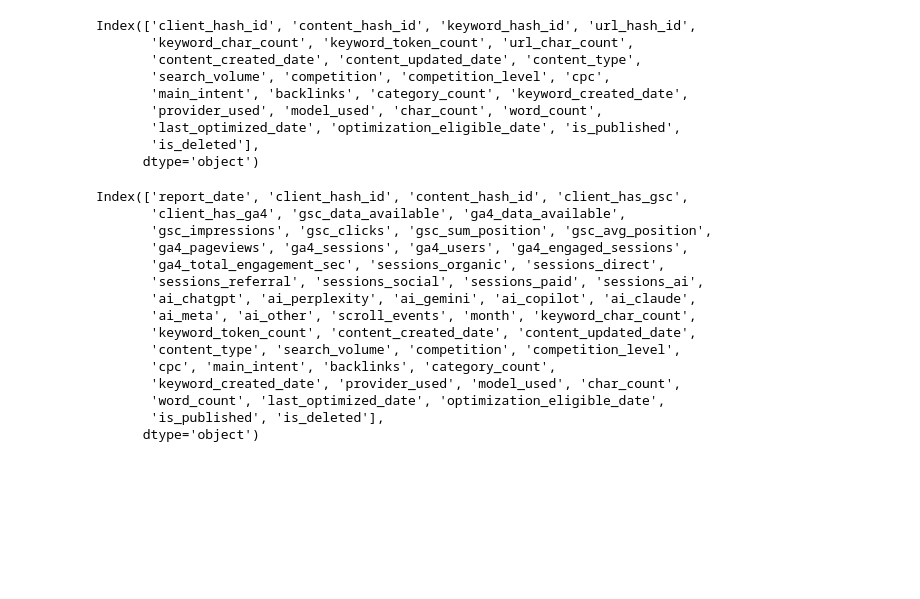
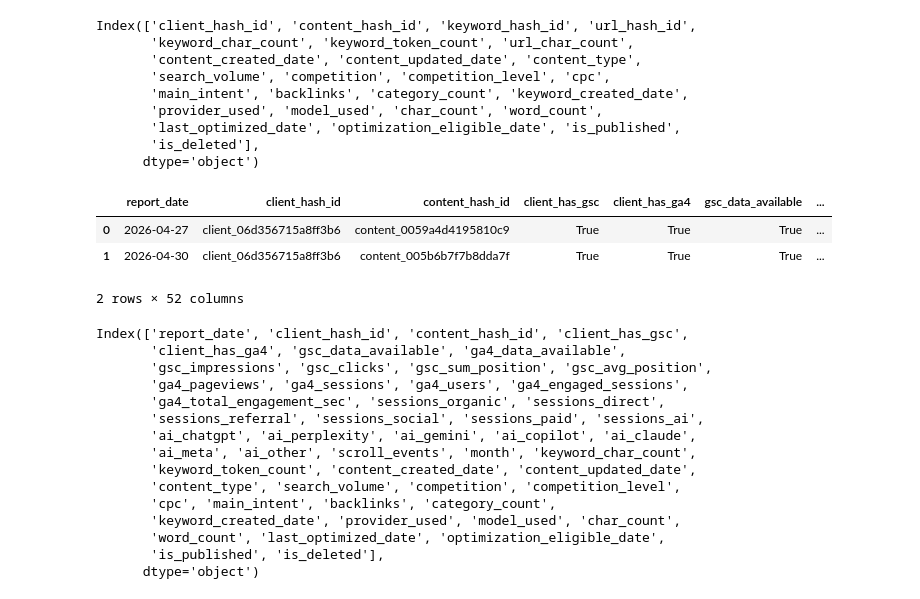
Before and after one commit to MuhammadFaizan0023/FlyRank_ML_internship_repo, a Jupyter notebook: work/notebooks/w03_data_contract.ipynb, the cells around one changed output. Cells and saved outputs as stored; diff of their text form; code cells hidden in the pictures; blank space fills up the shorter version.

```diff
--- a/work/notebooks/w03_data_contract.ipynb
+++ b/work/notebooks/w03_data_contract.ipynb
@@ -251,42 +189,44 @@ Index(['client_hash_id', 'content_hash_id', 'keyword_hash_id', 'url_hash_id',
        'is_deleted'],
       dtype='object')
 # %%
-# This cell is for CODE (numbers, a query, a check).
-# Write your text answer in the cell ABOVE this one — typing sentences here breaks Run All.
 joined_data = con.sql(f"""
     SELECT
         f.*,
         d.keyword_char_count,
         d.keyword_token_count,
         d.content_created_date,
         d.content_updated_date,
         d.content_type,
         d.search_volume,
         d.competition,
         d.competition_level,
         d.cpc,
         d.main_intent,
         d.backlinks,
         d.category_count,
         d.keyword_created_date,
         d.provider_used,
         d.model_used,
         d.char_count,
         d.word_count,
         d.last_optimized_date,
         d.optimization_eligible_date,
         d.is_published,
         d.is_deleted
     FROM {TABLES['fact_daily']} f
     LEFT JOIN {TABLES['dim_content']} d
       ON f.client_hash_id = d.client_hash_id
       AND f.content_hash_id = d.content_hash_id
-    WHERE f.report_date >= '2026-04-01'
-      AND f.report_date <= '2026-04-30'
-    LIMIT 1000000
+    WHERE f.month == '2026-04'
+    LIMIT 2
 """).df()
 
 display(joined_data)
+# %% [output]
+|  | report_date | client_hash_id | content_hash_id | client_has_gsc | client_has_ga4 | gsc_data_available | ... |
+| 0 | 2026-04-27 | client_06d356715a8ff3b6 | content_0059a4d4195810c9 | True | True | True | ... |
+| 1 | 2026-04-30 | client_06d356715a8ff3b6 | content_005b6b7f7b8dda7f | True | True | True | ... |
+2 rows × 52 columns
 # %%
 joined_data.columns
 # %% [output]
```
Also changed, not shown: parts of 58 cells of this notebook.
